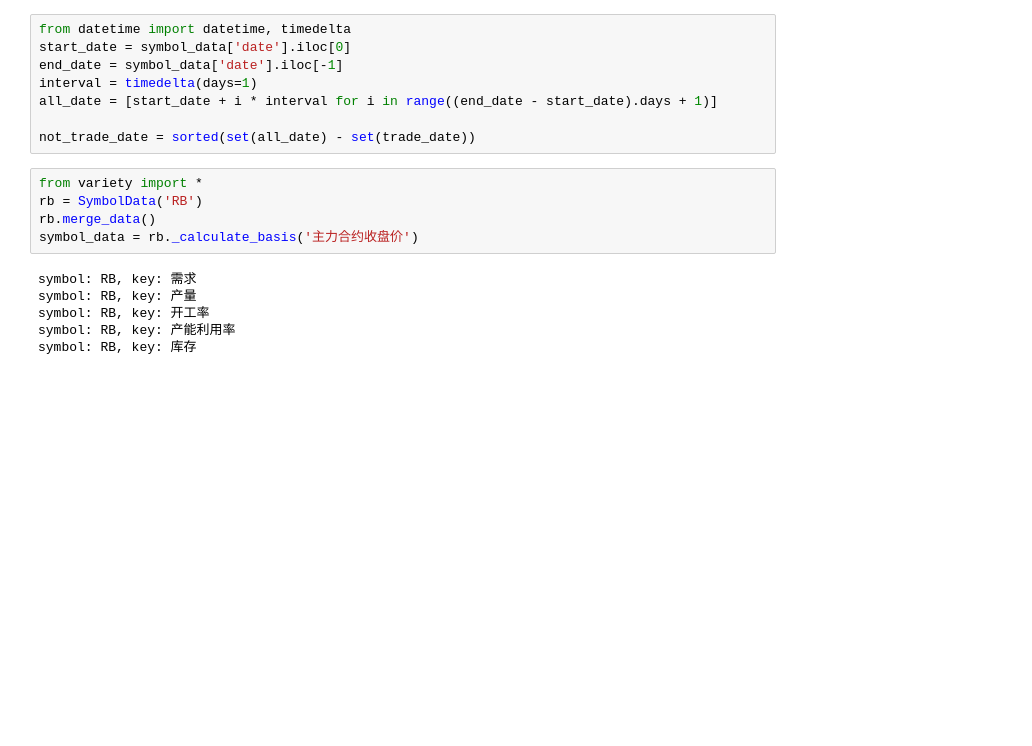
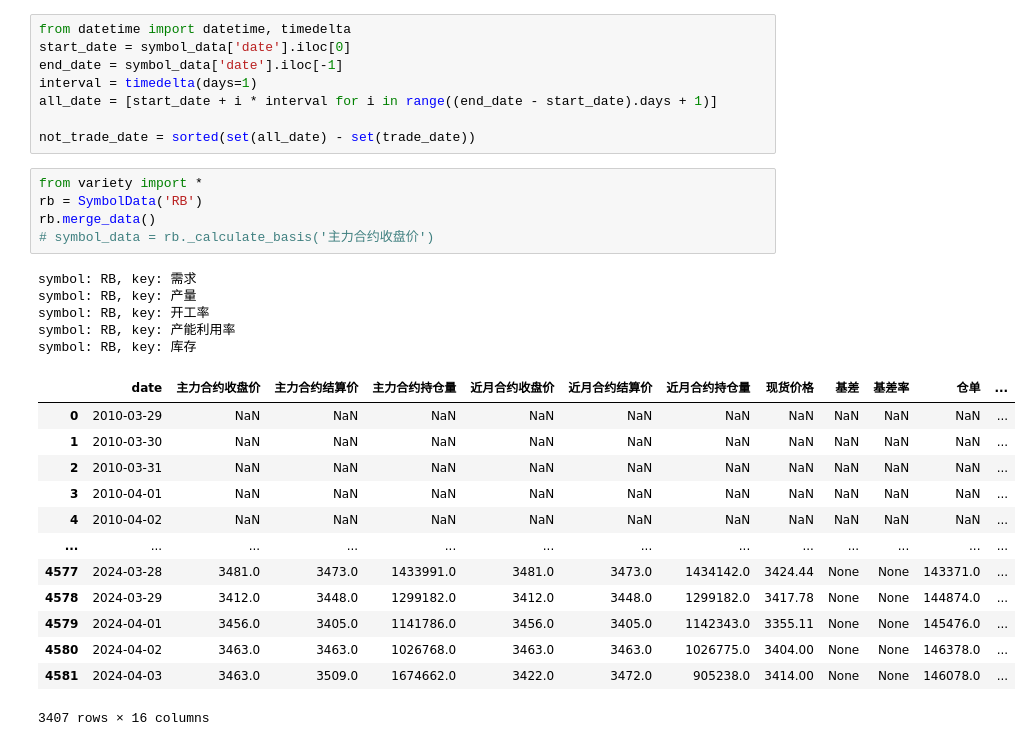
Before and after one commit to Howard-66/futures_nexus, a Jupyter notebook: test.ipynb, the cells around one changed output. Cells and saved outputs as stored; diff of their text form; blank space fills up the shorter version.

```diff
--- a/test.ipynb
+++ b/test.ipynb
@@ -626,14 +626,27 @@ not_trade_date = sorted(set(all_date) - set(trade_date))
 # %%
 from variety import *
 rb = SymbolData('RB')
 rb.merge_data()
-symbol_data = rb._calculate_basis('主力合约收盘价')
+# symbol_data = rb._calculate_basis('主力合约收盘价')
 # %% [output]
 symbol: RB, key: 需求
 symbol: RB, key: 产量
 symbol: RB, key: 开工率
 symbol: RB, key: 产能利用率
 symbol: RB, key: 库存
+|  | date | 主力合约收盘价 | 主力合约结算价 | 主力合约持仓量 | 近月合约收盘价 | 近月合约结算价 | 近月合约持仓量 | 现货价格 | 基差 | 基差率 | 仓单 | ... |
+| 0 | 2010-03-29 | NaN | NaN | NaN | NaN | NaN | NaN | NaN | NaN | NaN | NaN | ... |
+| 1 | 2010-03-30 | NaN | NaN | NaN | NaN | NaN | NaN | NaN | NaN | NaN | NaN | ... |
+| 2 | 2010-03-31 | NaN | NaN | NaN | NaN | NaN | NaN | NaN | NaN | NaN | NaN | ... |
+| 3 | 2010-04-01 | NaN | NaN | NaN | NaN | NaN | NaN | NaN | NaN | NaN | NaN | ... |
+| 4 | 2010-04-02 | NaN | NaN | NaN | NaN | NaN | NaN | NaN | NaN | NaN | NaN | ... |
+| ... | ... | ... | ... | ... | ... | ... | ... | ... | ... | ... | ... | ... |
+| 4577 | 2024-03-28 | 3481.0 | 3473.0 | 1433991.0 | 3481.0 | 3473.0 | 1434142.0 | 3424.44 | None | None | 143371.0 | ... |
+| 4578 | 2024-03-29 | 3412.0 | 3448.0 | 1299182.0 | 3412.0 | 3448.0 | 1299182.0 | 3417.78 | None | None | 144874.0 | ... |
+| 4579 | 2024-04-01 | 3456.0 | 3405.0 | 1141786.0 | 3456.0 | 3405.0 | 1142343.0 | 3355.11 | None | None | 145476.0 | ... |
+| 4580 | 2024-04-02 | 3463.0 | 3463.0 | 1026768.0 | 3463.0 | 3463.0 | 1026775.0 | 3404.00 | None | None | 146378.0 | ... |
+| 4581 | 2024-04-03 | 3463.0 | 3509.0 | 1674662.0 | 3422.0 | 3472.0 | 905238.0 | 3414.00 | None | None | 146078.0 | ... |
+3407 rows × 16 columns
 # %%
 symbol_data.loc[4360:4370]
 # %% [output]
```
Also changed, not shown: parts of 2 cells of this notebook, 3 other files.
